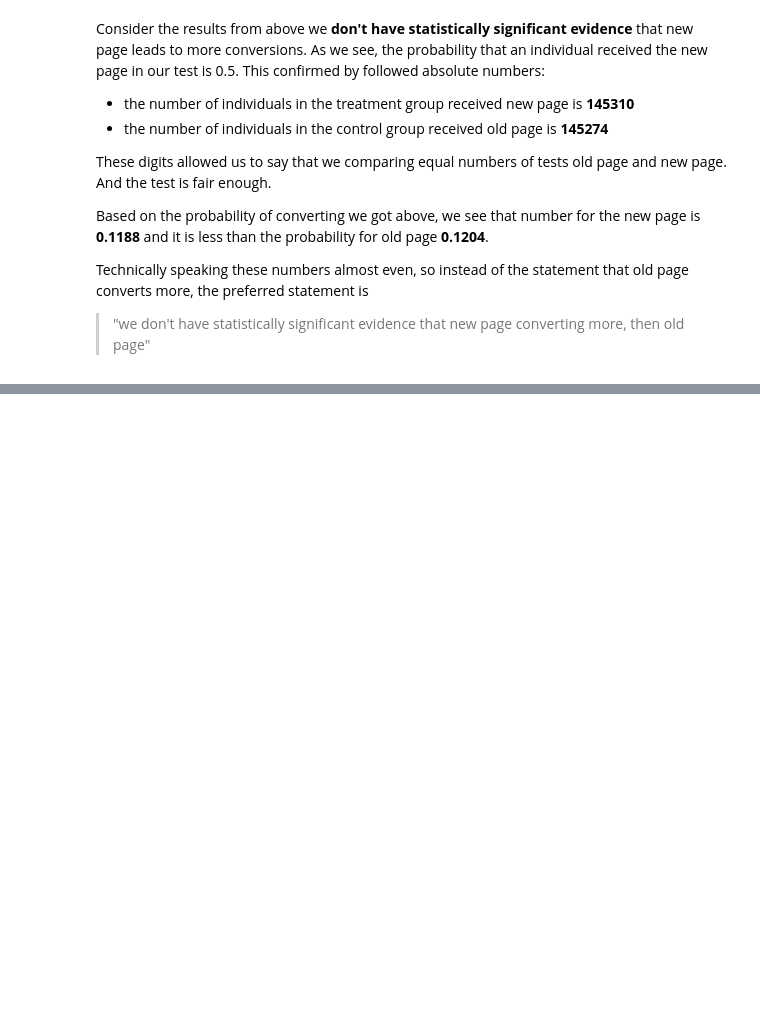
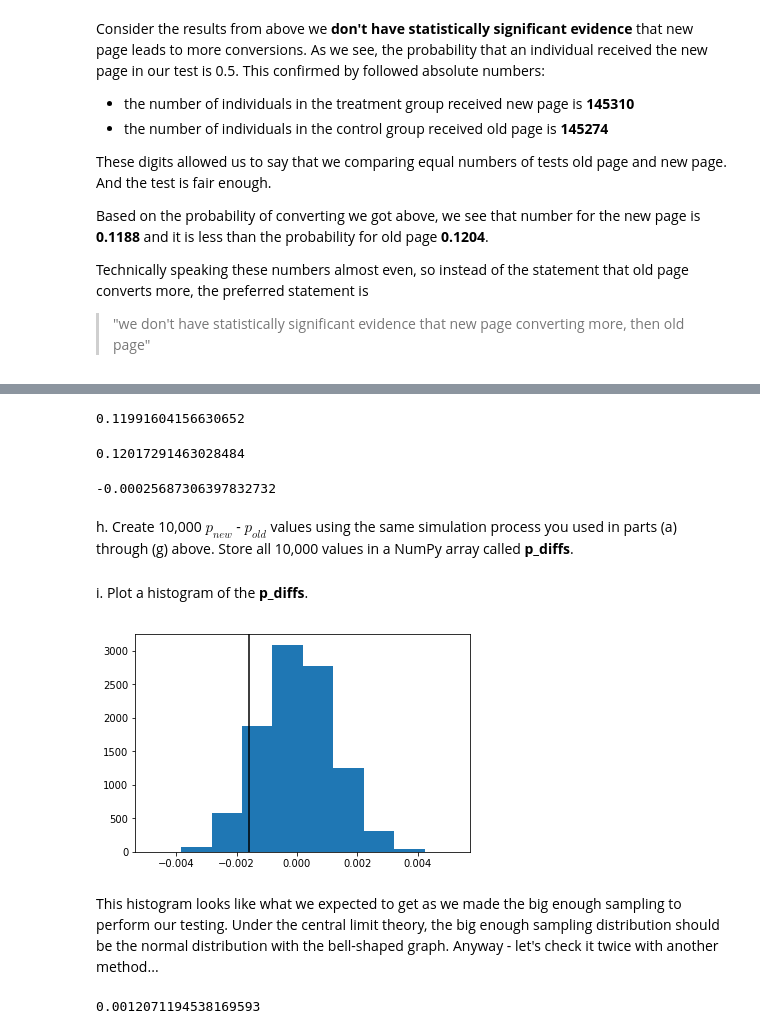
Before and after one commit to Alex-Romanenko/Analyze_ab_test_results, a Jupyter notebook: Analyze_ab_test_results.ipynb, the cells around one changed output, grey strips where cells are left out. Cells and saved outputs as stored; diff of their text form; code cells hidden in the pictures; blank space fills up the shorter version.

```diff
--- a/Analyze_ab_test_results.ipynb
+++ b/Analyze_ab_test_results.ipynb
@@ -172,0 +233,42 @@ Technically speaking these numbers almost even, so instead of the statement that
+# %%
+# p_new value from array simulated above
+p_new_2 = (new_page_converted == 1).sum() / len(new_page_converted); p_new_2
+# %% [output]
+0.11991604156630652
+# %%
+# p_old value from array simulated above
+p_old_2 = (old_page_converted == 1).sum() / len(old_page_converted); p_old_2
+# %% [output]
+0.12017291463028484
+# %%
+#difference between new p_new and p_old
+p_new_2 - p_old_2
+# %% [output]
+-0.00025687306397832732
+# %% [markdown]
+h. Create 10,000 $p_{new}$ - $p_{old}$ values using the same simulation process you used in parts (a) through (g) above. Store all 10,000 values in a NumPy array called **p_diffs**.
+# %%
+p_diffs = []
+for _ in range (10000):
+    new_page_converted = np.random.binomial(1, p_new, n_new)
+    p_new_2 = (new_page_converted == 1).sum() / len(new_page_converted)
+    old_page_converted = np.random.binomial(1, p_old, n_old)
+    p_old_2 = (old_page_converted == 1).sum() / len(old_page_converted)
+    p_diffs.append(p_new_2 - p_old_2)
+# %%
+#an array of simulated differences between probabilities of conversion with the new page and the old page
+p_diffs = np.array(p_diffs)
+# %% [markdown]
+i. Plot a histogram of the **p_diffs**.
+# %%
+plt.hist(p_diffs)
+plt.axvline(act_diff, color = 'black'); # point to the the actual difference between conversion rates, observed in data set
+# %% [output]
+[figure, added]
+# %% [markdown]
+This histogram looks like what we expected to get as we made the big enough sampling to perform our testing. Under the central limit theory, the big enough sampling distribution should be the normal distribution with the bell-shaped graph. Anyway - let's check it twice with another method...
+# %%
+#the standart diviation of values in simulated array
+p_diffs_std = np.std(p_diffs); p_diffs_std
+# %% [output]
+0.0012071194538169593
```
Also changed, not shown: parts of 24 cells of this notebook.
